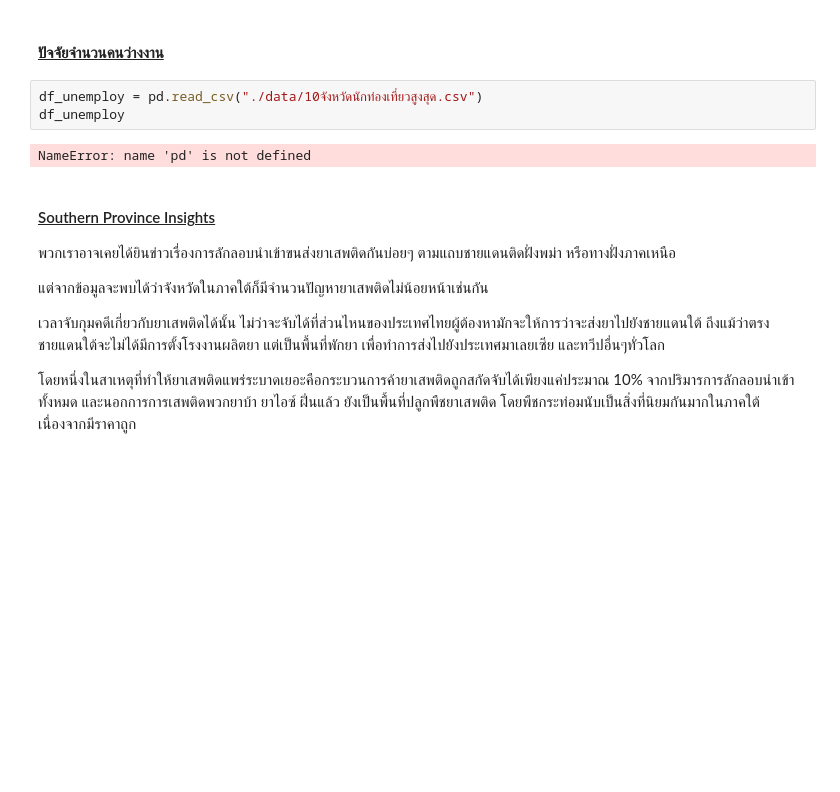
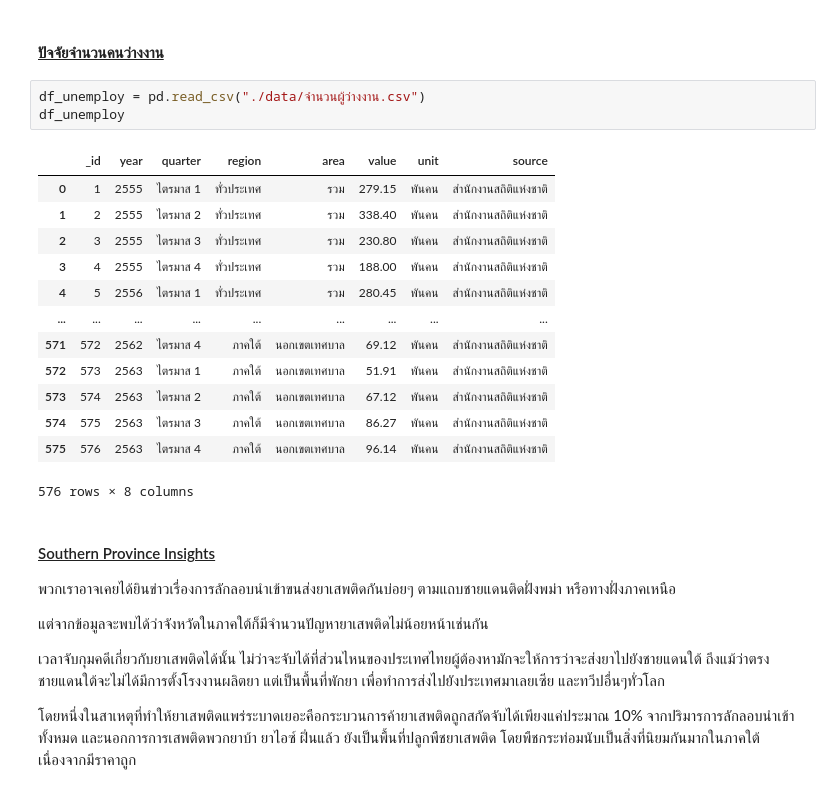
Before and after one commit to punnnnnnnnn/assignments2, a Jupyter notebook: assignment2.ipynb, the cells around one changed output. Cells and saved outputs as stored; diff of their text form; blank space fills up the shorter version.

```diff
--- a/assignment2.ipynb
+++ b/assignment2.ipynb
@@ -240,10 +240,22 @@ df_tourist
 # %% [markdown]
 #### <u>ปัจจัยจำนวนคนว่างงาน</u>
 # %%
-df_unemploy = pd.read_csv("./data/10จังหวัดนักท่องเที่ยวสูงสุด.csv")
+df_unemploy = pd.read_csv("./data/จำนวนผู้ว่างงาน.csv")
 df_unemploy
 # %% [output]
+|  | _id | year | quarter | region | area | value | unit | source |
+| 0 | 1 | 2555 | ไตรมาส 1 | ทั่วประเทศ | รวม | 279.15 | พันคน | สำนักงานสถิติแห่งชาติ |
+| 1 | 2 | 2555 | ไตรมาส 2 | ทั่วประเทศ | รวม | 338.40 | พันคน | สำนักงานสถิติแห่งชาติ |
+| 2 | 3 | 2555 | ไตรมาส 3 | ทั่วประเทศ | รวม | 230.80 | พันคน | สำนักงานสถิติแห่งชาติ |
+| 3 | 4 | 2555 | ไตรมาส 4 | ทั่วประเทศ | รวม | 188.00 | พันคน | สำนักงานสถิติแห่งชาติ |
+| 4 | 5 | 2556 | ไตรมาส 1 | ทั่วประเทศ | รวม | 280.45 | พันคน | สำนักงานสถิติแห่งชาติ |
+| ... | ... | ... | ... | ... | ... | ... | ... | ... |
+| 571 | 572 | 2562 | ไตรมาส 4 | ภาคใต้ | นอกเขตเทศบาล | 69.12 | พันคน | สำนักงานสถิติแห่งชาติ |
+| 572 | 573 | 2563 | ไตรมาส 1 | ภาคใต้ | นอกเขตเทศบาล | 51.91 | พันคน | สำนักงานสถิติแห่งชาติ |
+| 573 | 574 | 2563 | ไตรมาส 2 | ภาคใต้ | นอกเขตเทศบาล | 67.12 | พันคน | สำนักงานสถิติแห่งชาติ |
+| 574 | 575 | 2563 | ไตรมาส 3 | ภาคใต้ | นอกเขตเทศบาล | 86.27 | พันคน | สำนักงานสถิติแห่งชาติ |
+| 575 | 576 | 2563 | ไตรมาส 4 | ภาคใต้ | นอกเขตเทศบาล | 96.14 | พันคน | สำนักงานสถิติแห่งชาติ |
-NameError: name 'pd' is not defined
+576 rows × 8 columns
 # %% [markdown]
 #### <u>Southern Province Insights </u>
 พวกเราอาจเคยได้ยินข่าวเรื่องการลักลอบนำเข้าขนส่งยาเสพติดกันบ่อยๆ ตามแถบชายแดนติดฝั่งพม่า หรือทางฝั่งภาคเหนือ
```
